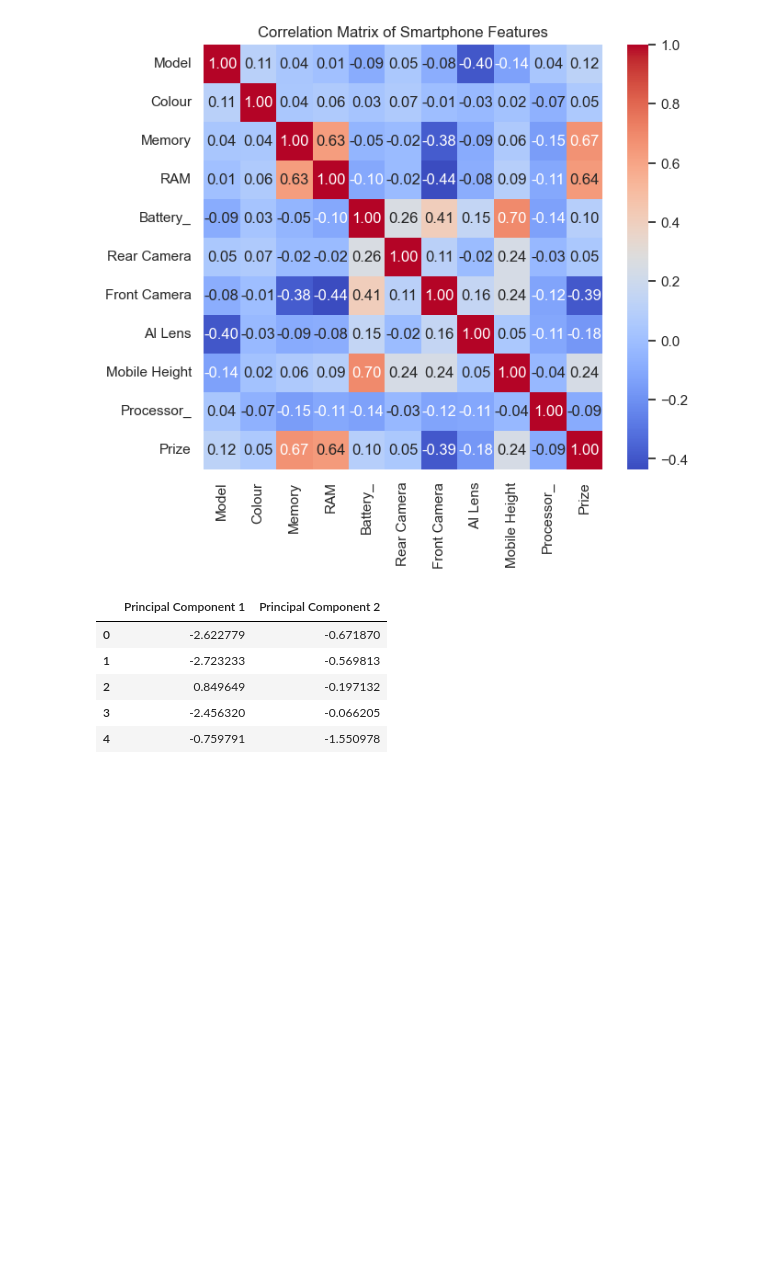
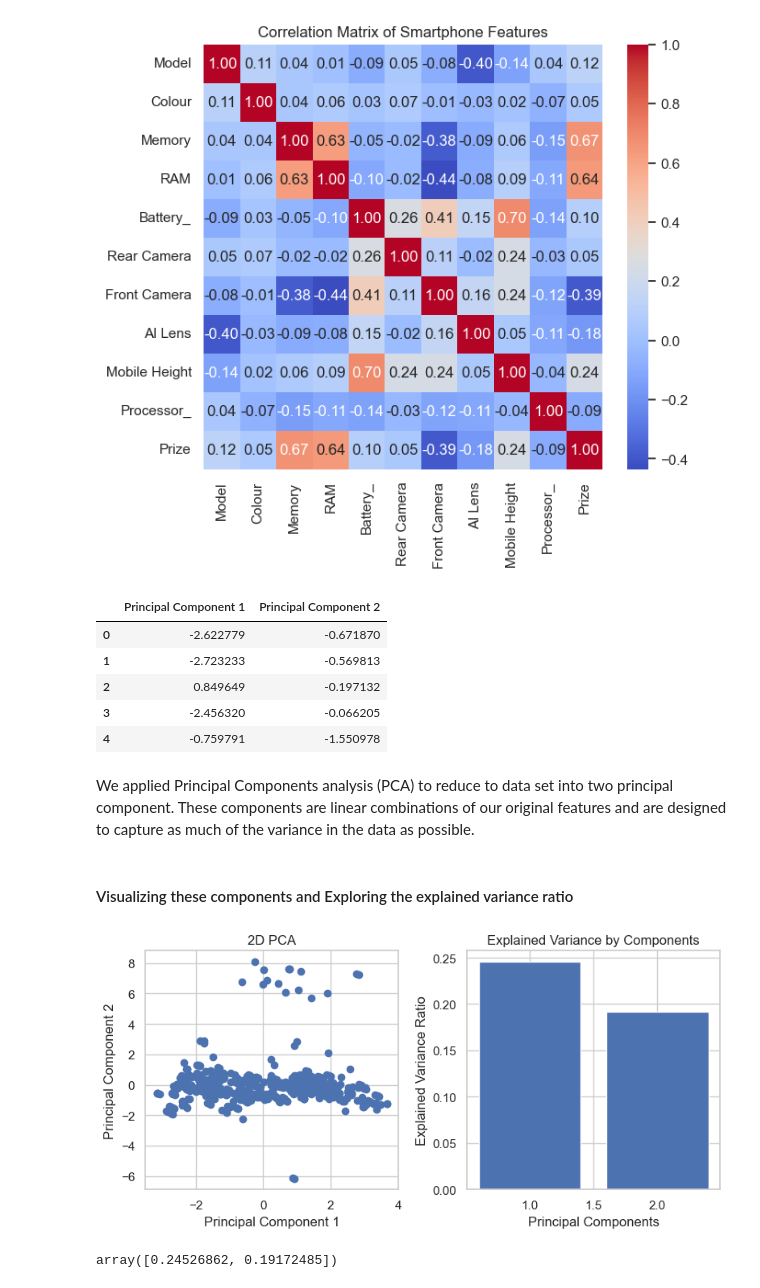
Before and after one commit to bhp001/Price-Prediction-for-Mobile-Phones, a Jupyter notebook: Feature Extraction and Price Prediction for Mobile Phones.ipynb, the cells around one changed output. Saved outputs shown, nothing was run; the diff lists cells and outputs as text; code cells hidden in the pictures; blank space fills up the shorter version.

```diff
--- a/Feature Extraction and Price Prediction for Mobile Phones.ipynb
+++ b/Feature Extraction and Price Prediction for Mobile Phones.ipynb
@@ -540,3 +518,35 @@ pca_data.head()
 | 2 | 0.849649 | -0.197132 |
 | 3 | -2.456320 | -0.066205 |
 | 4 | -0.759791 | -1.550978 |
+# %% [markdown]
+We applied Principal Components analysis (PCA) to reduce to data set into two principal component. These components are linear combinations of our original features and are designed to capture as much of the variance in the data as possible.
+# %% [markdown]
+#### Visualizing these components and Exploring the explained variance ratio
+# %%
+# Explained variance ratio
+explained_variance = pca.explained_variance_ratio_
+
+# Plotting the principal components
+plt.figure(figsize=(8, 4))
+
+# Scatter plot of the principal components
+plt.subplot(1, 2, 1)
+plt.scatter(pca_data['Principal Component 1'], pca_data['Principal Component 2'])
+plt.title('2D PCA')
+plt.xlabel('Principal Component 1')
+plt.ylabel('Principal Component 2')
+
+# Bar plot of the explained variance
+plt.subplot(1, 2, 2)
+plt.bar(range(1, len(explained_variance) + 1), explained_variance)
+plt.title('Explained Variance by Components')
+plt.xlabel('Principal Components')
+plt.ylabel('Explained Variance Ratio')
+
+plt.tight_layout()
+plt.show()
+
+explained_variance
+# %% [output]
+[figure, added]
+array([0.24526862, 0.19172485])
```
Also changed, not shown: parts of 16 cells of this notebook.
